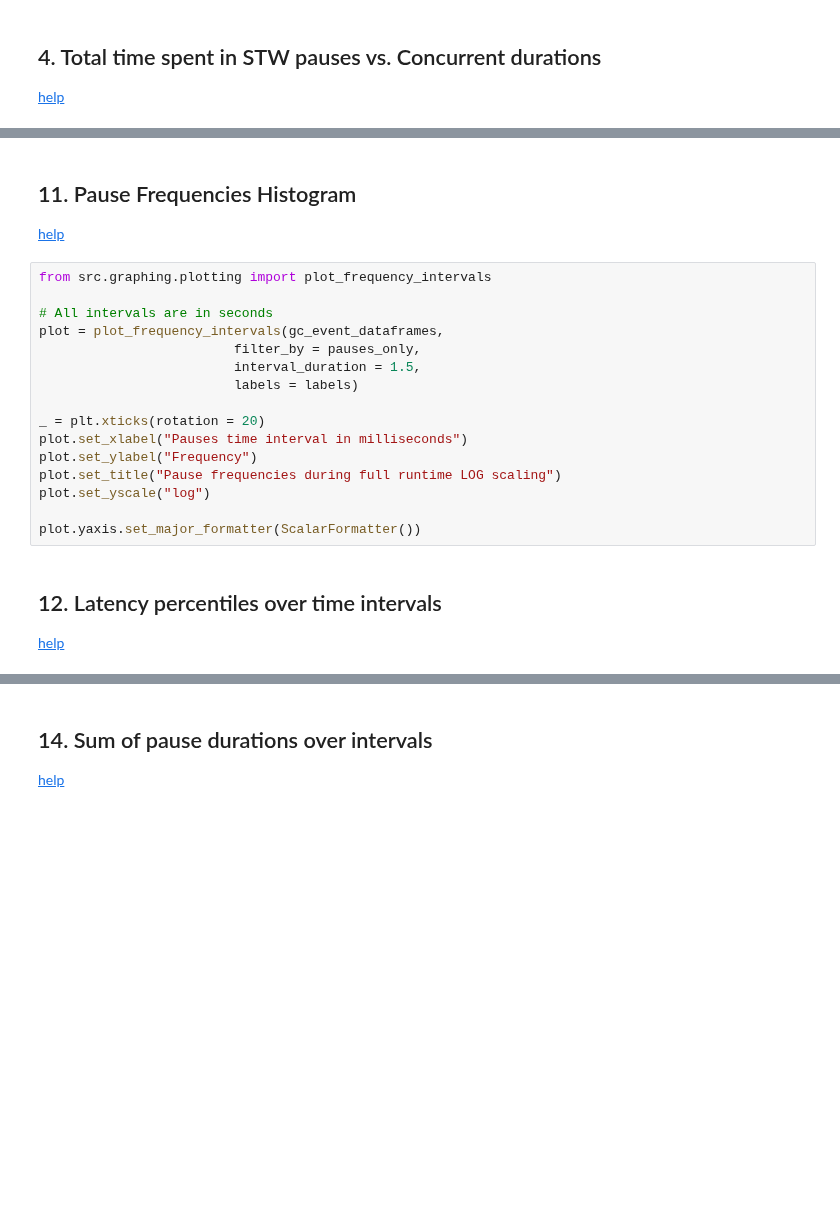
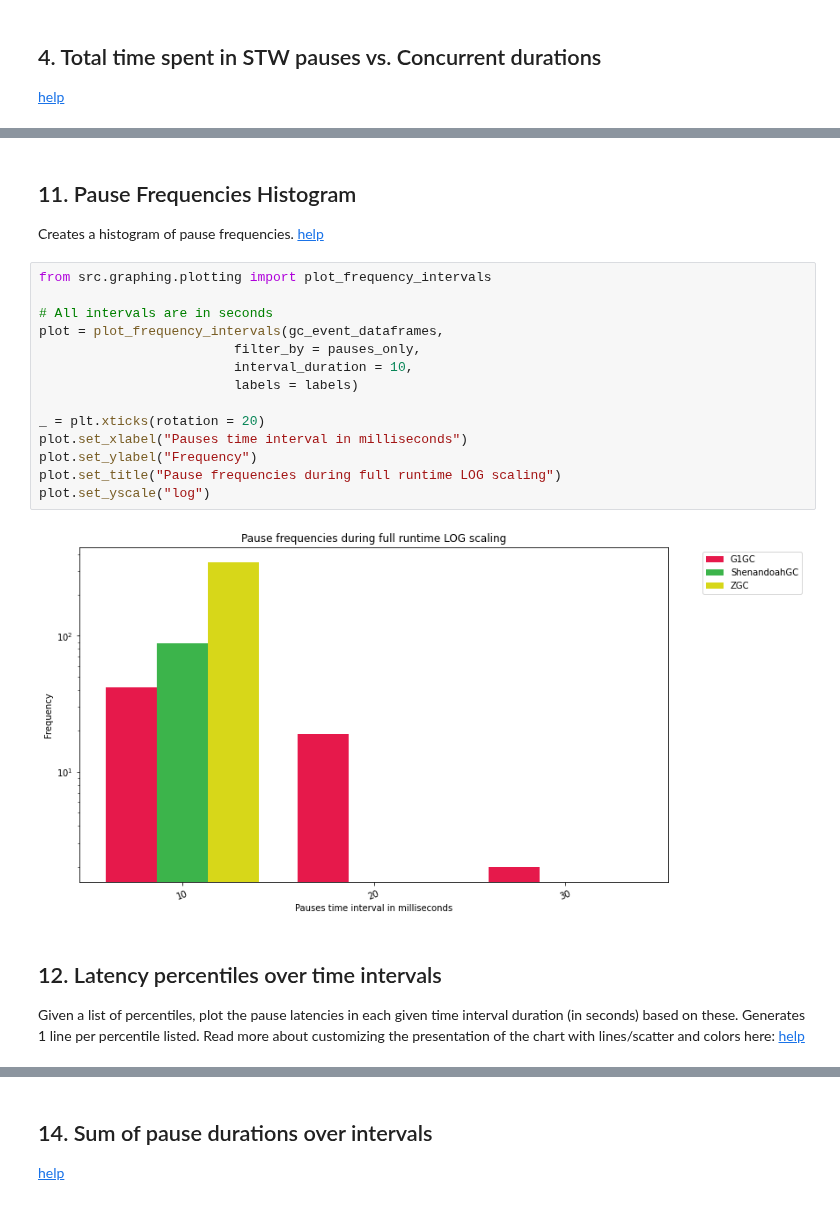
Before and after one commit to apple/GCGC, a Jupyter notebook: src/notebooks/GCGC.ipynb, the cells around one changed output, grey strips where cells are left out. Drawn from its saved outputs; the diff is of its cells as text; blank space fills up the shorter version.

```diff
--- a/src/notebooks/GCGC.ipynb
+++ b/src/notebooks/GCGC.ipynb
@@ -330,25 +359,28 @@ plot_heatmaps(gc_event_dataframes,
 # %% [markdown]
 ## 11. Pause Frequencies Histogram
+
+Creates a histogram of pause frequencies.
 [help](https://github.pie.apple.com/ellis-brown/GCGC/blob/version0.9.2/src/notebooks/README.md#11-pause-frequencies-histogram)
 # %%
 from src.graphing.plotting import plot_frequency_intervals
 
 # All intervals are in seconds
 plot = plot_frequency_intervals(gc_event_dataframes,
                          filter_by = pauses_only,
-                         interval_duration = 1.5,
+                         interval_duration = 10,
                          labels = labels)
 
 _ = plt.xticks(rotation = 20)
 plot.set_xlabel("Pauses time interval in milliseconds")
 plot.set_ylabel("Frequency")
 plot.set_title("Pause frequencies during full runtime LOG scaling")
 plot.set_yscale("log")
-
-plot.yaxis.set_major_formatter(ScalarFormatter())
+# %% [output]
+[figure, added]
 # %% [markdown]
 ## 12. Latency percentiles over time intervals
-[help](https://github.pie.apple.com/ellis-brown/GCGC/blob/version0.9.2/src/notebooks/README.md#12-latency-percentiles-over-time-intervals)
+
+Given a list of percentiles, plot the pause latencies in each given time interval duration (in seconds) based on these. Generates 1 line per percentile listed. Read more about customizing the presentation of the chart with lines/scatter and colors here:  [help](https://github.pie.apple.com/ellis-brown/GCGC/blob/version0.9.2/src/notebooks/README.md#12-latency-percentiles-over-time-intervals)
 # %%
 from src.graphing.plotting import plot_percentile_intervals
 interval_duration = 15
```
Also changed, not shown: parts of 38 cells of this notebook, 1 other file.
